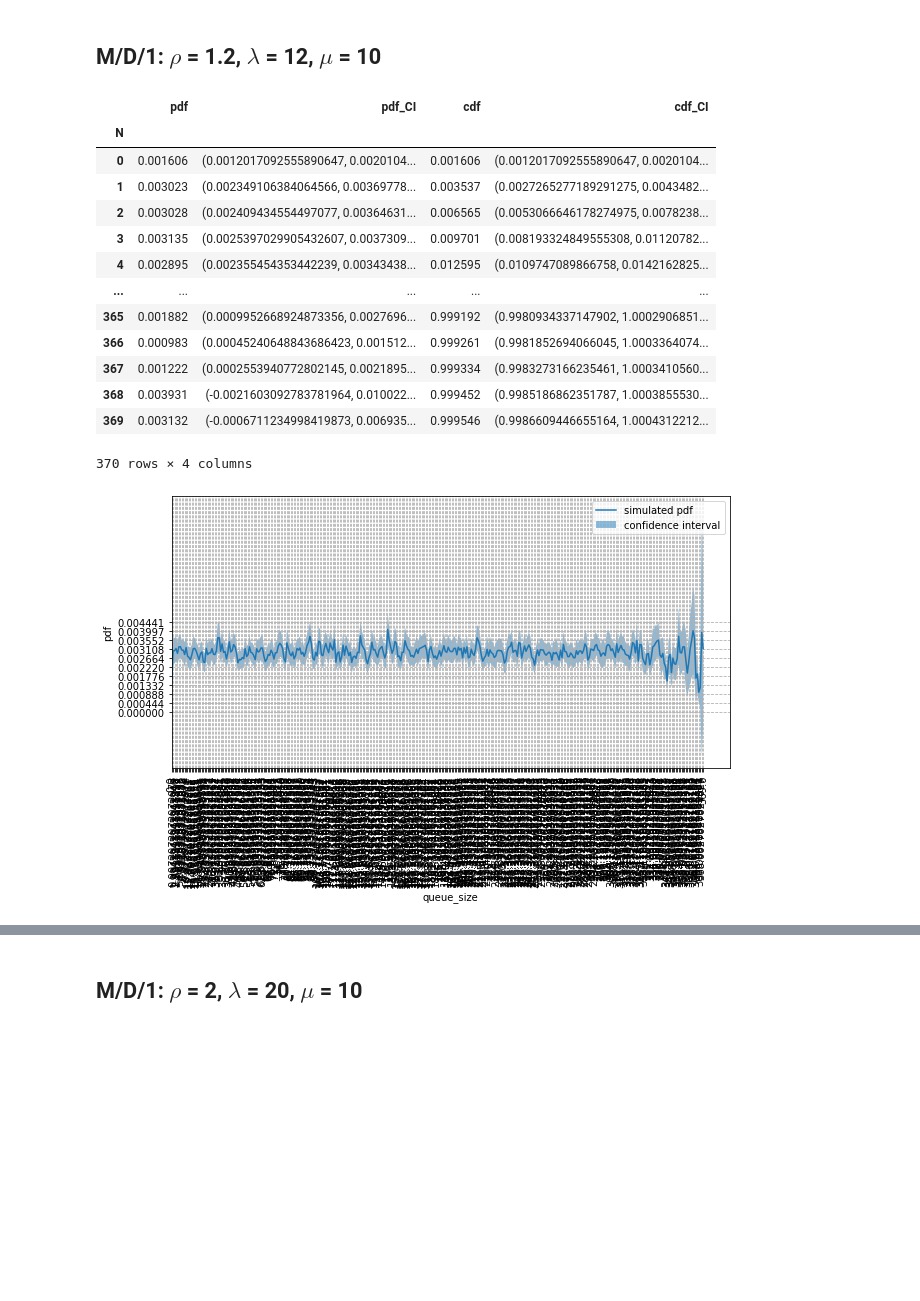
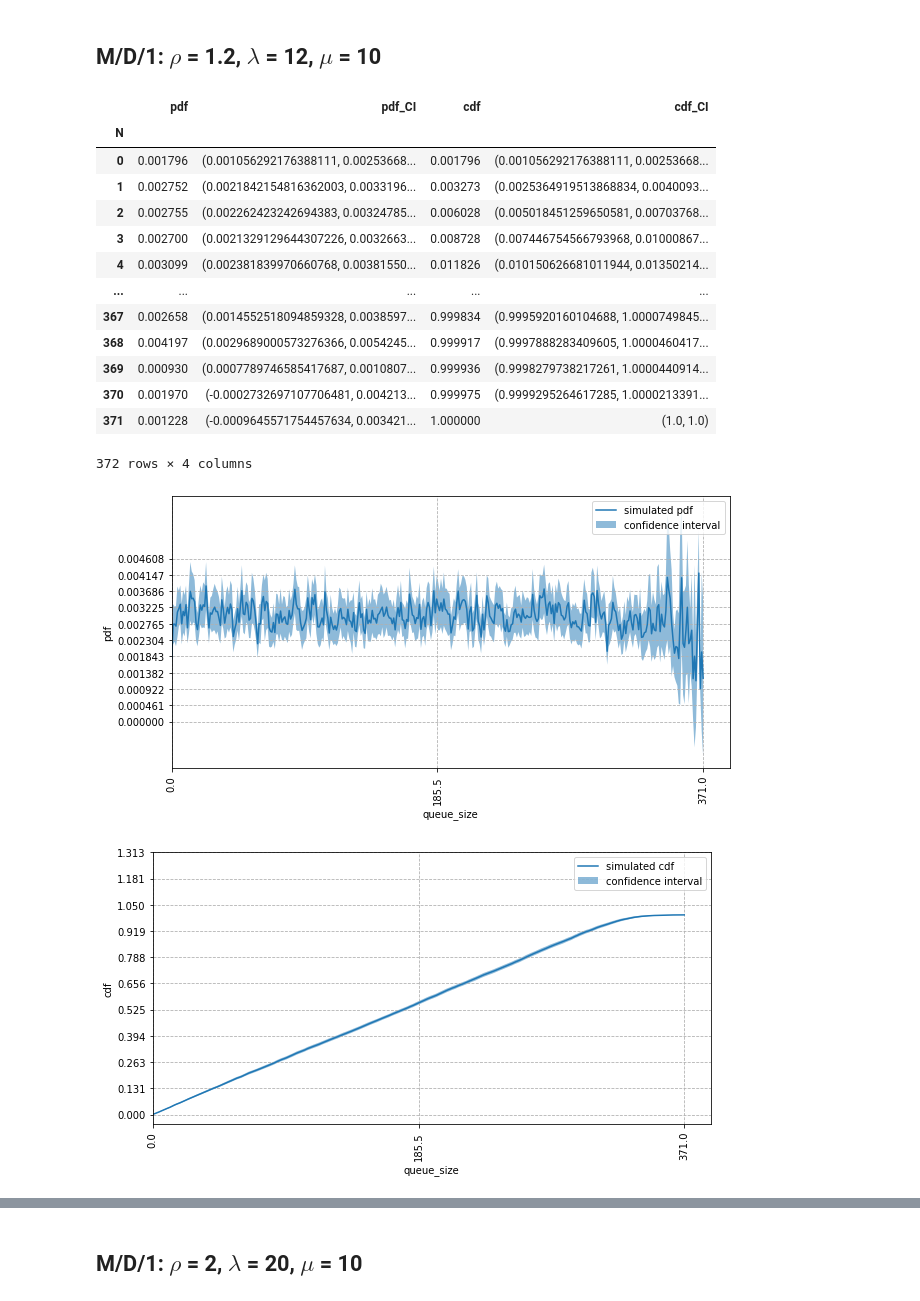
Before and after one commit to GabrielAureo/trab-final-AD-2021.2, a Jupyter notebook: md1.ipynb, the cells around one changed output, grey strips where cells are left out. Drawn from its saved outputs; the diff is of its cells as text; code cells hidden in the pictures; blank space fills up the shorter version.

Commit message:
changes to plot

```diff
--- a/md1.ipynb
+++ b/md1.ipynb
@@ -92,23 +91,24 @@ metrics(sim)
 # %%
 sim = queue_sim(lamda = 12, mu = 10, runs = 1000, kind='d')
 # %%
-sim.plot_customers(xticks_dist = 2)
+sim.plot_customers(total_ticks = 2)
 # %% [output]
 |  | pdf | pdf_CI | cdf | cdf_CI |
 | N |  |  |  |  |
-| 0 | 0.001606 | (0.0012017092555890647, 0.0020104... | 0.001606 | (0.0012017092555890647, 0.0020104... |
-| 1 | 0.003023 | (0.002349106384064566, 0.00369778... | 0.003537 | (0.0027265277189291275, 0.0043482... |
-| 2 | 0.003028 | (0.002409434554497077, 0.00364631... | 0.006565 | (0.0053066646178274975, 0.0078238... |
-| 3 | 0.003135 | (0.0025397029905432607, 0.0037309... | 0.009701 | (0.008193324849555308, 0.01120782... |
-| 4 | 0.002895 | (0.002355454353442239, 0.00343438... | 0.012595 | (0.0109747089866758, 0.0142162825... |
+| 0 | 0.001796 | (0.001056292176388111, 0.00253668... | 0.001796 | (0.001056292176388111, 0.00253668... |
+| 1 | 0.002752 | (0.0021842154816362003, 0.0033196... | 0.003273 | (0.0025364919513868834, 0.0040093... |
+| 2 | 0.002755 | (0.002262423242694383, 0.00324785... | 0.006028 | (0.005018451259650581, 0.00703768... |
+| 3 | 0.002700 | (0.0021329129644307226, 0.0032663... | 0.008728 | (0.007446754566793968, 0.01000867... |
+| 4 | 0.003099 | (0.002381839970660768, 0.00381550... | 0.011826 | (0.010150626681011944, 0.01350214... |
 | ... | ... | ... | ... | ... |
-| 365 | 0.001882 | (0.0009952668924873356, 0.0027696... | 0.999192 | (0.9980934337147902, 1.0002906851... |
-| 366 | 0.000983 | (0.00045240648843686423, 0.001512... | 0.999261 | (0.9981852694066045, 1.0003364074... |
-| 367 | 0.001222 | (0.0002553940772802145, 0.0021895... | 0.999334 | (0.9983273166235461, 1.0003410560... |
-| 368 | 0.003931 | (-0.0021603092783781964, 0.010022... | 0.999452 | (0.9985186862351787, 1.0003855530... |
-| 369 | 0.003132 | (-0.0006711234998419873, 0.006935... | 0.999546 | (0.9986609446655164, 1.0004312212... |
+| 367 | 0.002658 | (0.0014552518094859328, 0.0038597... | 0.999834 | (0.9995920160104688, 1.0000749845... |
+| 368 | 0.004197 | (0.0029689000573276366, 0.0054245... | 0.999917 | (0.9997888283409605, 1.0000460417... |
+| 369 | 0.000930 | (0.0007789746585417687, 0.0010807... | 0.999936 | (0.9998279738217261, 1.0000440914... |
+| 370 | 0.001970 | (-0.0002732697107706481, 0.004213... | 0.999975 | (0.9999295264617285, 1.0000213391... |
+| 371 | 0.001228 | (-0.0009645571754457634, 0.003421... | 1.000000 | (1.0, 1.0) |
-370 rows × 4 columns
+372 rows × 4 columns
-[figure, old version]
+[figure, new version]
+[figure, added]
 # %%
 metrics(sim)
 # %% [output]
```
Also changed, not shown: parts of 8 cells of this notebook, 5 other files.
